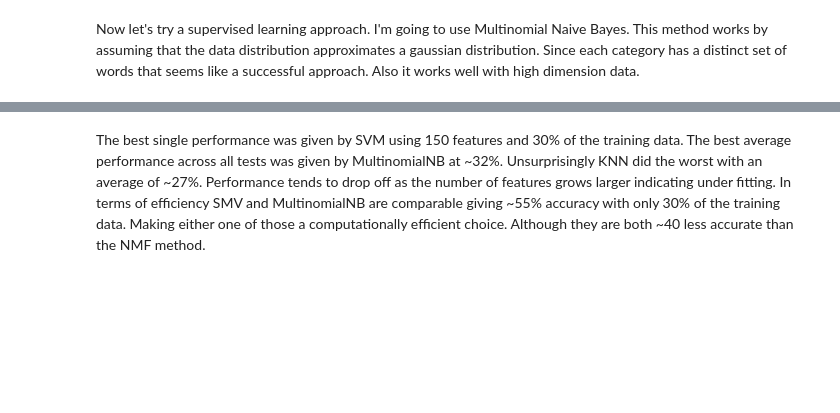
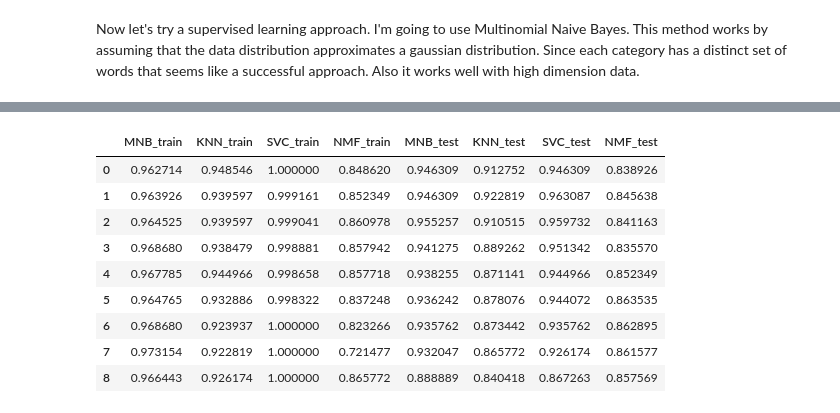
Before and after one commit to BenKupernik/CSCA-5632-Week-4, a Jupyter notebook: Main.ipynb, the cells around one changed output, grey strips where cells are left out. Drawn from its saved outputs; the diff is of its cells as text; code cells hidden in the pictures; blank space fills up the shorter version.

```diff
--- a/Main.ipynb
+++ b/Main.ipynb
@@ -14,10 +15,13 @@ import seaborn as sns
 from sklearn.neighbors import KNeighborsClassifier
 from sklearn.svm import SVC
 # %%
-def nmf_metrics(nmf, w, tfidf_vectorizer, plot=False):
+def nmf_metrics(nmf, w, tfidf_vectorizer, plot=False, true_labels = None):
     """Prints out the accuracy and optionally makes a plot displaying the top 10 words and categories for the nmf model results"""
     # use the label fiting function from week 2 assign catagories to each document and calculate the accuracy
-    best_label, acc = label_permute_compare(df_train.Category, get_predictions(w))
+    if true_labels is None:
+        best_label, acc = label_permute_compare(df_train.Category, get_predictions(w))
+    else:
+        best_label, acc = label_permute_compare(true_labels, get_predictions(w))
     tfidf_feature_names = np.array(tfidf_vectorizer.get_feature_names_out())
     if plot:
         # make a plot showing each catagory and its top words
@@ -301,2 +213,57 @@ The average accuracy for SVM was 0.31073559177586024
-# %% [markdown]
-The best single performance was given by SVM using 150 features and 30% of the training data. The best average performance across all tests was given by MultinomialNB at ~32%. Unsurprisingly KNN did the worst with an average of ~27%. Performance tends to drop off as the number of features grows larger indicating under fitting. In terms of efficiency SMV and MultinomialNB are comparable giving ~55% accuracy with only 30% of the training data. Making either one of those a computationally efficient choice. Although they are both ~40 less accurate than the NMF method.
+# %%
+big_old_list_of_stuff = []
+
+tfidf_vectorizer = TfidfVectorizer(stop_words=train_filter_words, max_df =.25, min_df = 0.05)
+tdif_x = tfidf_vectorizer.fit_transform(df_train.Text.to_numpy())
+
+train_percent_list = list(range(1, 10, 1))
+train_percent_list = [round(val * .1,1) for val in train_percent_list]
+for j in train_percent_list:
+    X_train, X_test, y_train, y_test = train_test_split(tdif_x, df_train.Category, test_size=j, random_state=0)
+
+    model1 = MultinomialNB()
+    model2 = KNeighborsClassifier(n_neighbors=3)
+    model3 = SVC()
+    model4 = NMF(n_components = 5, random_state = 0)
+
+    model1.fit(X_train, y_train)
+    model2.fit(X_train, y_train)
+    model3.fit(X_train, y_train)
+
+    y_pred1 = model1.predict(X_train)
+    y_pred2 = model2.predict(X_train)
+    y_pred3 = model3.predict(X_train)
+    w = model4.fit_transform(X_train)
+
+
+    acc1_t = accuracy_score(y_train, y_pred1)
+    acc2_t = accuracy_score(y_train, y_pred2)
+    acc3_t = accuracy_score(y_train, y_pred3)
+    acc4_t = nmf_metrics(model4, w, tfidf_vectorizer, plot=False, true_labels = y_train)
+
+    y_pred1 = model1.predict(X_test)
+    y_pred2 = model2.predict(X_test)
+    y_pred3 = model3.predict(X_test)
+    w = model4.fit_transform(X_test)
+
+    acc1_v = accuracy_score(y_test, y_pred1)
+    acc2_v = accuracy_score(y_test, y_pred2)
+    acc3_v = accuracy_score(y_test, y_pred3)
+    acc4_v = nmf_metrics(model4, w, tfidf_vectorizer, plot=False, true_labels = y_test)
+
+
+    big_old_list_of_stuff.append([acc1_t, acc2_t, acc3_t, acc4_t,  acc1_v, acc2_v , acc3_v, acc4_v])
+big_old_df = pd.DataFrame(data = big_old_list_of_stuff, columns = ['MNB_train', 'KNN_train', 'SVC_train', 'NMF_train',
+                                                                   'MNB_test', 'KNN_test', 'SVC_test', 'NMF_test'])
+big_old_df
+# %% [output]
+|  | MNB_train | KNN_train | SVC_train | NMF_train | MNB_test | KNN_test | SVC_test | NMF_test |
+| 0 | 0.962714 | 0.948546 | 1.000000 | 0.848620 | 0.946309 | 0.912752 | 0.946309 | 0.838926 |
+| 1 | 0.963926 | 0.939597 | 0.999161 | 0.852349 | 0.946309 | 0.922819 | 0.963087 | 0.845638 |
+| 2 | 0.964525 | 0.939597 | 0.999041 | 0.860978 | 0.955257 | 0.910515 | 0.959732 | 0.841163 |
+| 3 | 0.968680 | 0.938479 | 0.998881 | 0.857942 | 0.941275 | 0.889262 | 0.951342 | 0.835570 |
+| 4 | 0.967785 | 0.944966 | 0.998658 | 0.857718 | 0.938255 | 0.871141 | 0.944966 | 0.852349 |
+| 5 | 0.964765 | 0.932886 | 0.998322 | 0.837248 | 0.936242 | 0.878076 | 0.944072 | 0.863535 |
+| 6 | 0.968680 | 0.923937 | 1.000000 | 0.823266 | 0.935762 | 0.873442 | 0.935762 | 0.862895 |
+| 7 | 0.973154 | 0.922819 | 1.000000 | 0.721477 | 0.932047 | 0.865772 | 0.926174 | 0.861577 |
+| 8 | 0.966443 | 0.926174 | 1.000000 | 0.865772 | 0.888889 | 0.840418 | 0.867263 | 0.857569 |
```
Also changed, not shown: parts of 8 cells of this notebook, 8 other files.
